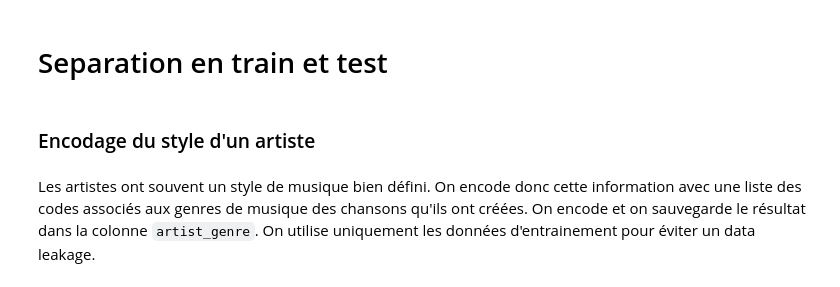
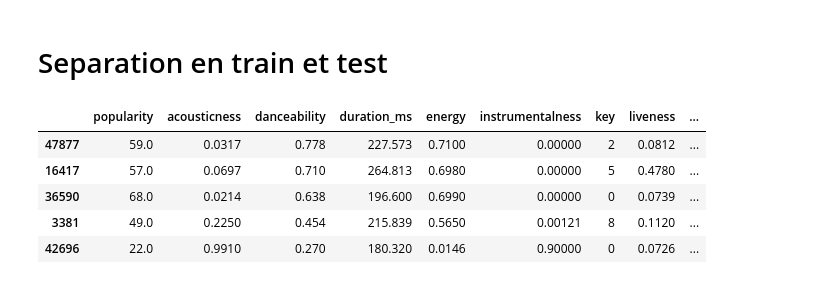
Before and after one commit to adrsimon/music-genre-prediction, a Jupyter notebook: main.ipynb, the cells around one changed output. Saved outputs shown, nothing was run; the diff lists cells and outputs as text; code cells hidden in the pictures.

```diff
--- a/main.ipynb
+++ b/main.ipynb
@@ -133,10 +146,14 @@ On observe une forte corrélation entre `loudness` et `energy`. Cependant, on n'
 # %%
 from sklearn.model_selection import train_test_split
 # %%
-X = df_dropped
+X = df_dropped.drop(columns=['music_genre'])
 y = df_dropped['music_genre']
 X_train, X_test, y_train, y_test = train_test_split(X, y, test_size=0.2)
+X_train.head()
+# %% [output]
+|  | popularity | acousticness | danceability | duration_ms | energy | instrumentalness | key | liveness | ... |
+| 47877 | 59.0 | 0.0317 | 0.778 | 227.573 | 0.7100 | 0.00000 | 2 | 0.0812 | ... |
+| 16417 | 57.0 | 0.0697 | 0.710 | 264.813 | 0.6980 | 0.00000 | 5 | 0.4780 | ... |
+| 36590 | 68.0 | 0.0214 | 0.638 | 196.600 | 0.6990 | 0.00000 | 0 | 0.0739 | ... |
+| 3381 | 49.0 | 0.2250 | 0.454 | 215.839 | 0.5650 | 0.00121 | 8 | 0.1120 | ... |
+| 42696 | 22.0 | 0.9910 | 0.270 | 180.320 | 0.0146 | 0.90000 | 0 | 0.0726 | ... |
-# %% [markdown]
-### Encodage du style d'un artiste
-# %% [markdown]
-Les artistes ont souvent un style de musique bien défini. On encode donc cette information avec une liste des codes associés aux genres de musique des chansons qu'ils ont créées. On encode et on sauvegarde le résultat dans la colonne `artist_genre`. On utilise uniquement les données d'entrainement pour éviter un data leakage.
```
Also changed, not shown: parts of 26 cells of this notebook, 6 other files.
